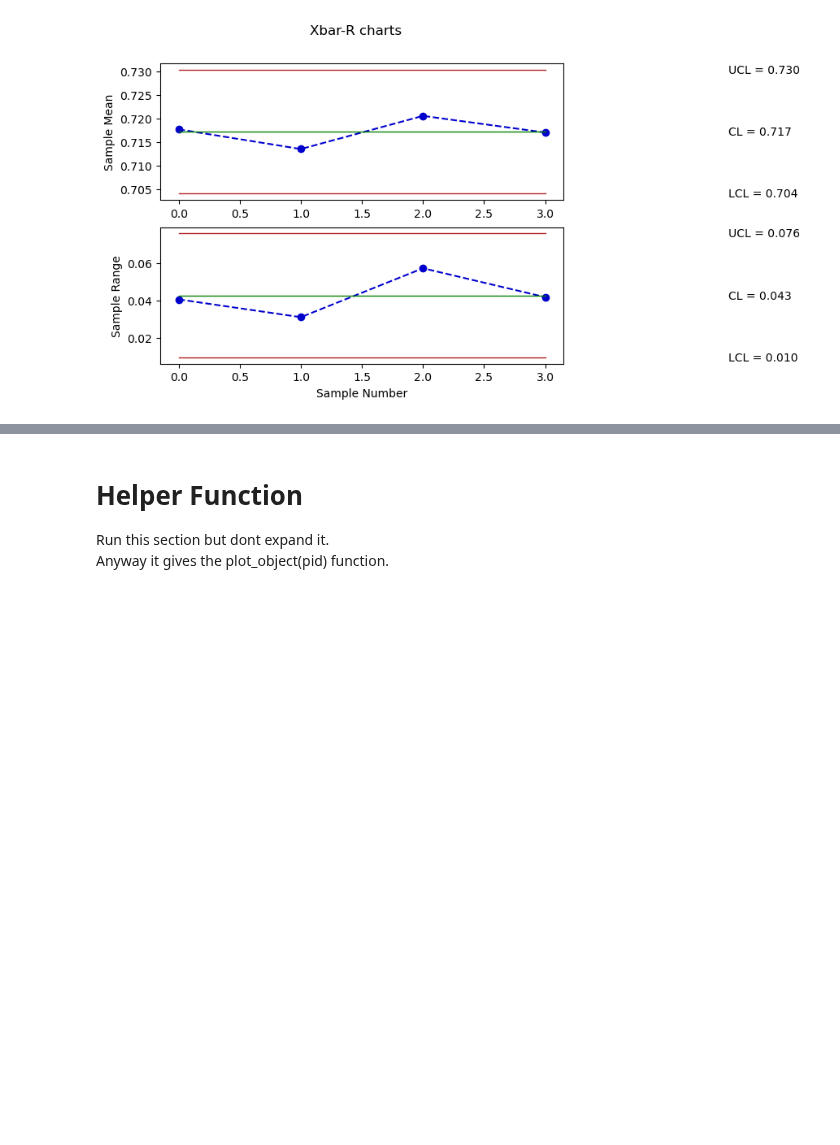
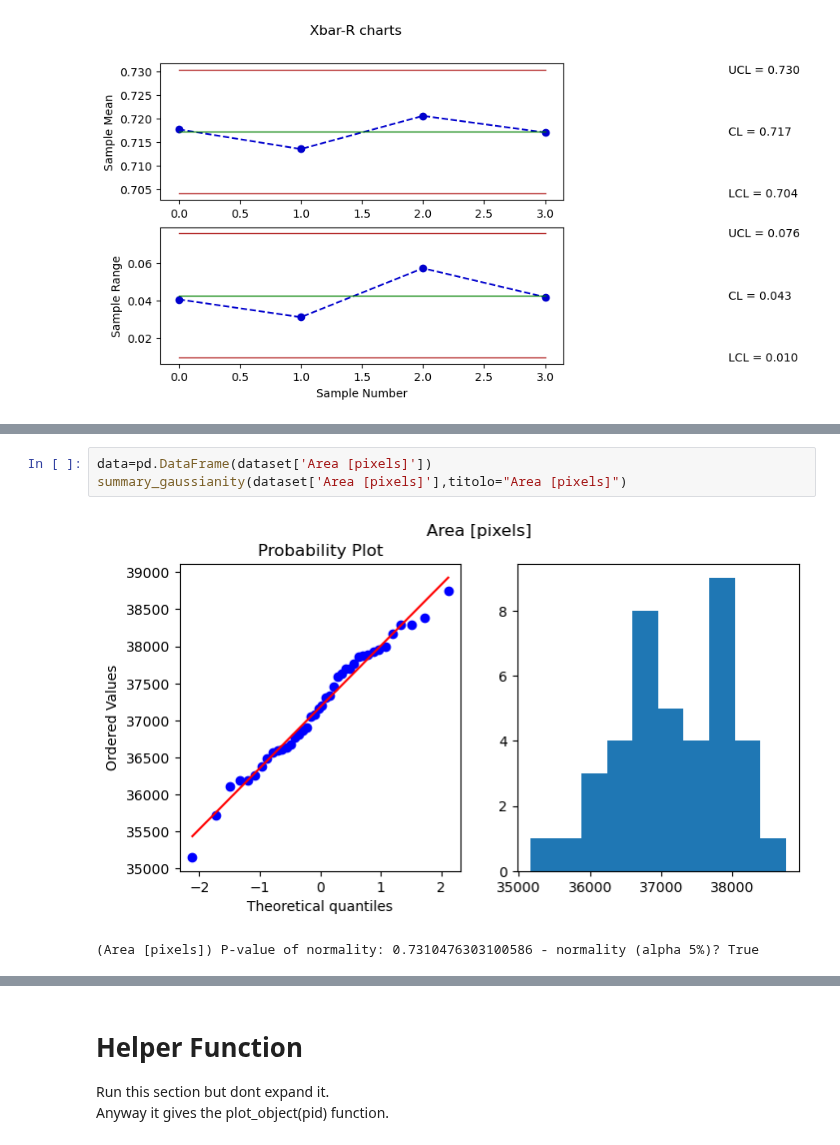
Before and after one commit to abylai11/qda-project, a Jupyter notebook: Python code/Control charts.ipynb, the cells around one changed output, grey strips where cells are left out. Cells and saved outputs as stored; diff of their text form; blank space fills up the shorter version.

```diff
--- a/Python code/Control charts.ipynb
+++ b/Python code/Control charts.ipynb
@@ -118,0 +143,6 @@ data_XR = qda.ControlCharts.XbarR(data_tray)
+# %%
+data=pd.DataFrame(dataset['Area [pixels]'])
+summary_gaussianity(dataset['Area [pixels]'],titolo="Area [pixels]")
+# %% [output]
+[figure, added]
+(Area [pixels]) P-value of normality: 0.7310476303100586 - normality (alpha 5%)? True
```
Also changed, not shown: parts of 15 cells of this notebook.
